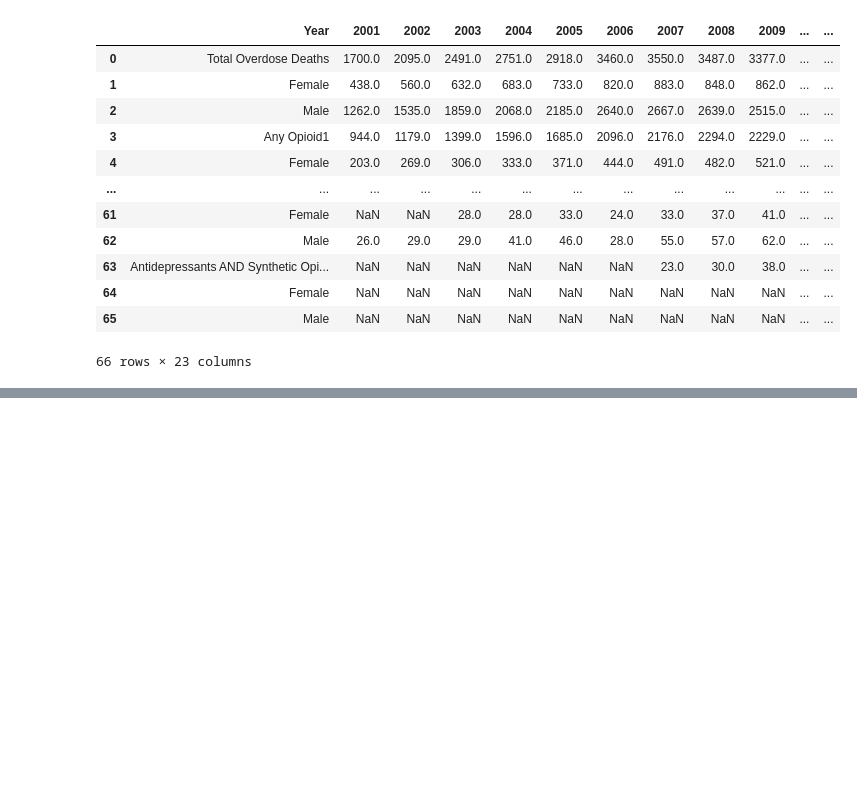
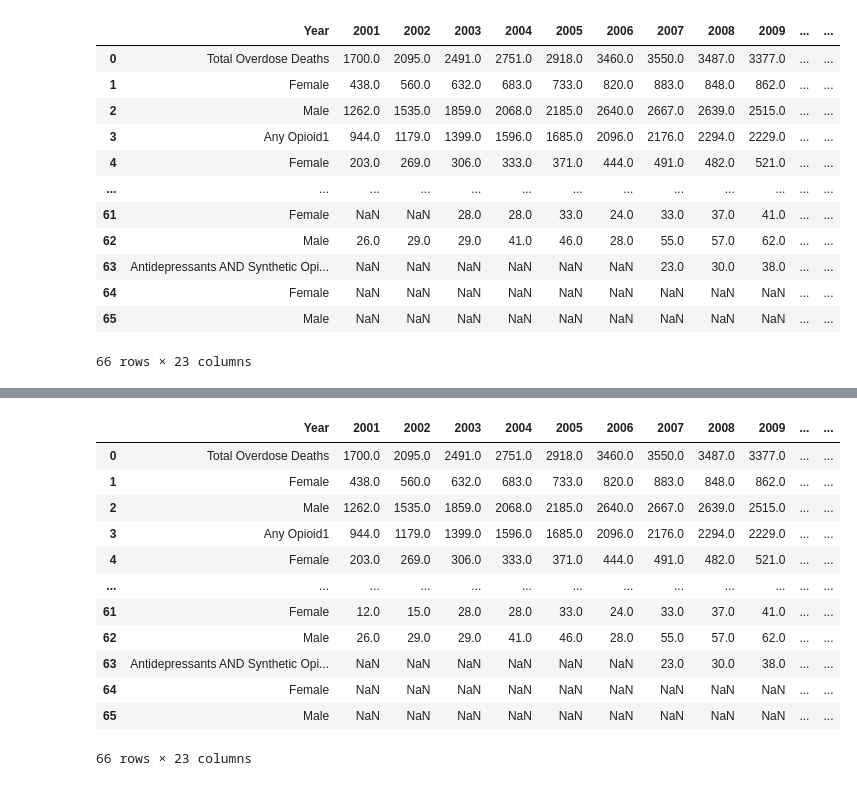
Before and after one commit to alexandra10zam/DataMadness, a Jupyter notebook: Data-madness.ipynb, the cells around one changed output, grey strips where cells are left out. Saved outputs shown, nothing was run; the diff lists cells and outputs as text; code cells hidden in the pictures; blank space fills up the shorter version.

```diff
--- a/Data-madness.ipynb
+++ b/Data-madness.ipynb
@@ -317,19 +252,47 @@ for i in range(1, len(df_train_dropped_columns.columns)-1, 3):
 # %%
+#print(len(df_train_dropped_columns.columns))
 
-for i in range(1, len(df_train_dropped_columns.columns)-1, 3):
-        for j in range (0,64):
+#print(df_train_dropped_columns.iloc[0,1])
+df1=df_train_dropped_columns.copy()
+
+
+for i in range(1, 22):
+        for j in range (0,66,3):
                 if str(df_train_dropped_columns.iloc[j,i])!= "nan": # category is not null
                         if str(df_train_dropped_columns.iloc[j+1,i])!= "nan": # female is not null
-                                if str(df_train_dropped_columns.iloc[j+2,i])=="nan": #male is null
-                                        df_train_dropped_columns.iloc[j+2,i] = df_train_dropped_columns.iloc[j,i]-df_train_dropped_columns.iloc[j+1,i]
-                                        print(df_train_dropped_columns.iloc[j+2,i])
+                                if str(df_train_dropped_columns.iloc[j+2,i])=="nan":     #male is null
+                                        if (df_train_dropped_columns.iloc[j,i]-df_train_dropped_columns.iloc[j+1,i])>=0:
+                                             df1.iloc[j+2,i] = df_train_dropped_columns.iloc[j,i]-df_train_dropped_columns.iloc[j+1,i]
+                                        else:
+                                             df1.iloc[j+2,i]="NaN"
                         else:
-                                if str(df_train_dropped_columns.iloc[j+1,i])== "nan": # female is null but the category is not
-                                      if str(df_train_dropped_columns.iloc[j+2,i])!="nan": # man is not null
-                                            df_train_dropped_columns.iloc[j+1,i] = df_train_dropped_columns.iloc[j,i]-df_train_dropped_columns.iloc[j+2,i]
-                                            print(df_train_dropped_columns.iloc[j+1,i])
-                else :
-                         if str(df_train_dropped_columns.iloc[j+1,i])!= "nan":
-                                if str(df_train_dropped_columns.iloc[j+2,i])!="nan":
-                                          df_train_dropped_columns.iloc[j,i] = df_train_dropped_columns.iloc[j+1,i]+ df_train_dropped_columns.iloc[j+2,i]
-                                          print(df_train_dropped_columns.iloc[j,i])
+                                if str(df_train_dropped_columns.iloc[j+1,i]) == "nan": # female is null but the category is not
+                                      if str(df_train_dropped_columns.iloc[j+2,i])!="nan":
+                                        if (df_train_dropped_columns.iloc[j,i]-df_train_dropped_columns.iloc[j+2,i])>=0:
+                                            df1.iloc[j+1,i] = df_train_dropped_columns.iloc[j,i]-df_train_dropped_columns.iloc[j+2,i]
+                                        else :
+                                              df1.iloc[j+1,i]="NaN"
+                else : #category is null
+                         if str(df_train_dropped_columns.iloc[j+1,i])!= "nan": # female is not null
+                                if str(df_train_dropped_columns.iloc[j+2,i])!="nan":# man is not null
+                                        if (df_train_dropped_columns.iloc[j+1,i]+ df_train_dropped_columns.iloc[j+2,i] )>=0:
+                                          df1.iloc[j,i] = df_train_dropped_columns.iloc[j+1,i]+ df_train_dropped_columns.iloc[j+2,i] #fill with the sum
+                                        else :
+                                           df1.iloc[j,i]="NaN"
+
+
+display(df1)
+# %% [output]
+|  | Year | 2001 | 2002 | 2003 | 2004 | 2005 | 2006 | 2007 | 2008 | 2009 | ... | ... |
+| 0 | Total Overdose Deaths | 1700.0 | 2095.0 | 2491.0 | 2751.0 | 2918.0 | 3460.0 | 3550.0 | 3487.0 | 3377.0 | ... | ... |
+| 1 | Female | 438.0 | 560.0 | 632.0 | 683.0 | 733.0 | 820.0 | 883.0 | 848.0 | 862.0 | ... | ... |
+| 2 | Male | 1262.0 | 1535.0 | 1859.0 | 2068.0 | 2185.0 | 2640.0 | 2667.0 | 2639.0 | 2515.0 | ... | ... |
+| 3 | Any Opioid1 | 944.0 | 1179.0 | 1399.0 | 1596.0 | 1685.0 | 2096.0 | 2176.0 | 2294.0 | 2229.0 | ... | ... |
+| 4 | Female | 203.0 | 269.0 | 306.0 | 333.0 | 371.0 | 444.0 | 491.0 | 482.0 | 521.0 | ... | ... |
+| ... | ... | ... | ... | ... | ... | ... | ... | ... | ... | ... | ... | ... |
+| 61 | Female | 12.0 | 15.0 | 28.0 | 28.0 | 33.0 | 24.0 | 33.0 | 37.0 | 41.0 | ... | ... |
+| 62 | Male | 26.0 | 29.0 | 29.0 | 41.0 | 46.0 | 28.0 | 55.0 | 57.0 | 62.0 | ... | ... |
+| 63 | Antidepressants AND Synthetic Opi... | NaN | NaN | NaN | NaN | NaN | NaN | 23.0 | 30.0 | 38.0 | ... | ... |
+| 64 | Female | NaN | NaN | NaN | NaN | NaN | NaN | NaN | NaN | NaN | ... | ... |
+| 65 | Male | NaN | NaN | NaN | NaN | NaN | NaN | NaN | NaN | NaN | ... | ... |
+66 rows × 23 columns
```
Also changed, not shown: parts of 1 cell of this notebook.
